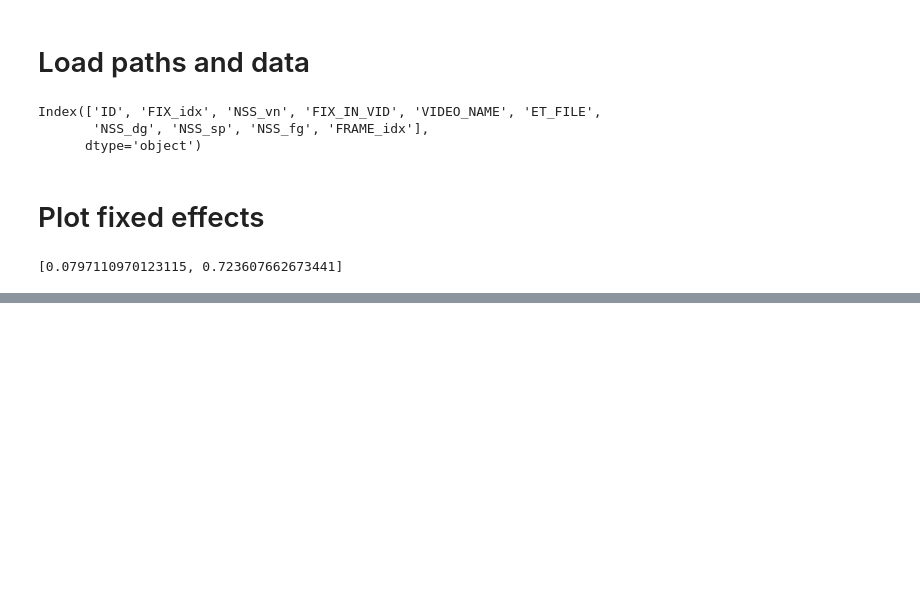
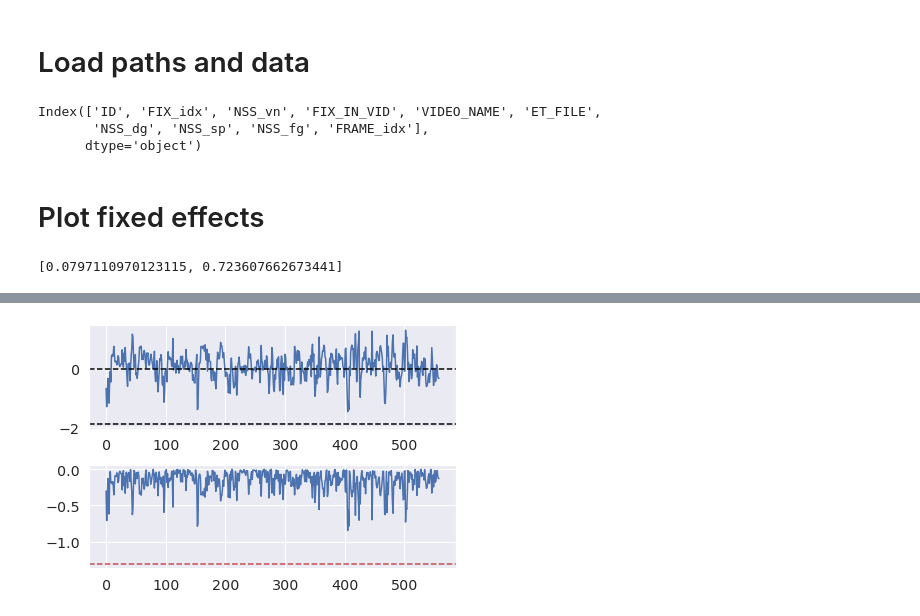
Before and after one commit to gastonbujia/SaliencyADHD, a Jupyter notebook: notebooks/results-models.ipynb, the cells around one changed output, grey strips where cells are left out. Saved outputs shown, nothing was run; the diff lists cells and outputs as text; code cells hidden in the pictures; blank space fills up the shorter version.

```diff
--- a/notebooks/results-models.ipynb
+++ b/notebooks/results-models.ipynb
@@ -89,0 +104,4 @@ d = create_coefficients_table()
+# %%
+plot_coefficients_frames(models_path=models_path, coef_name=['ADHDCategoryADHD-IN'])
+# %% [output]
+[figure, added]
```
Also changed, not shown: parts of 6 cells of this notebook, 3 other files.
